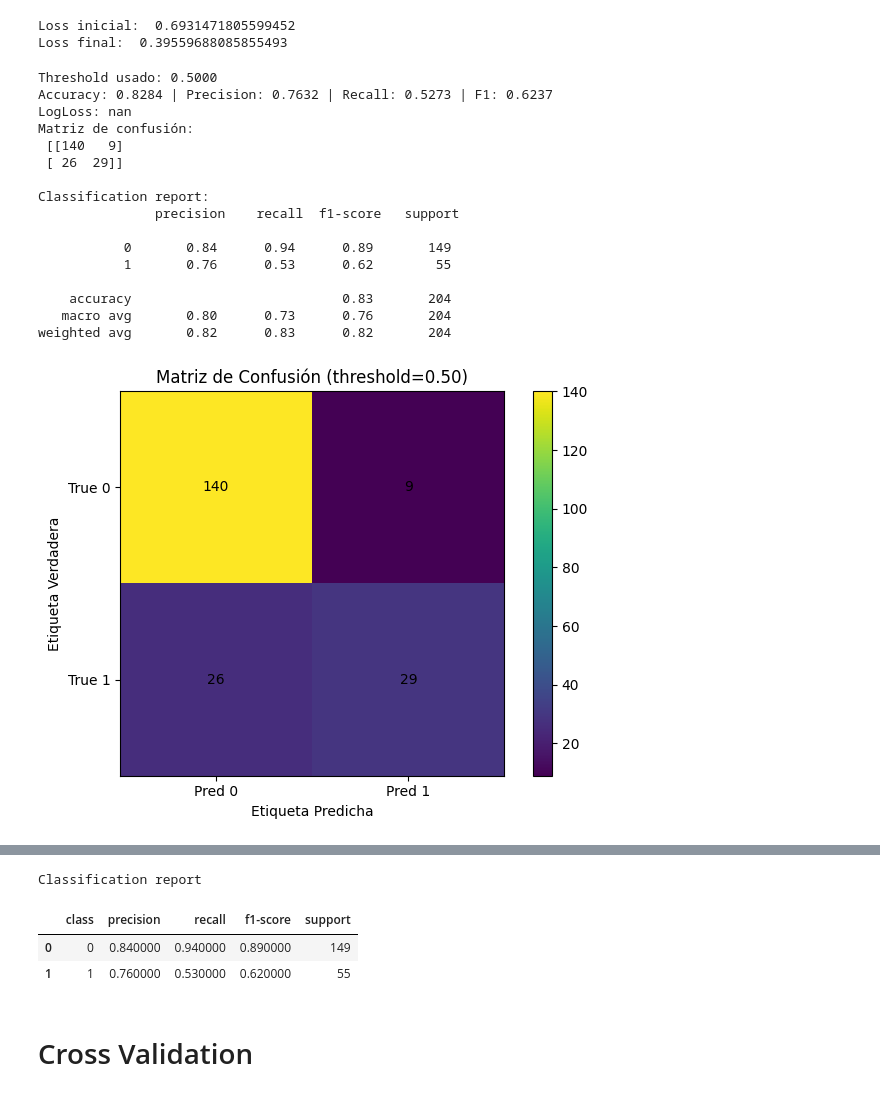
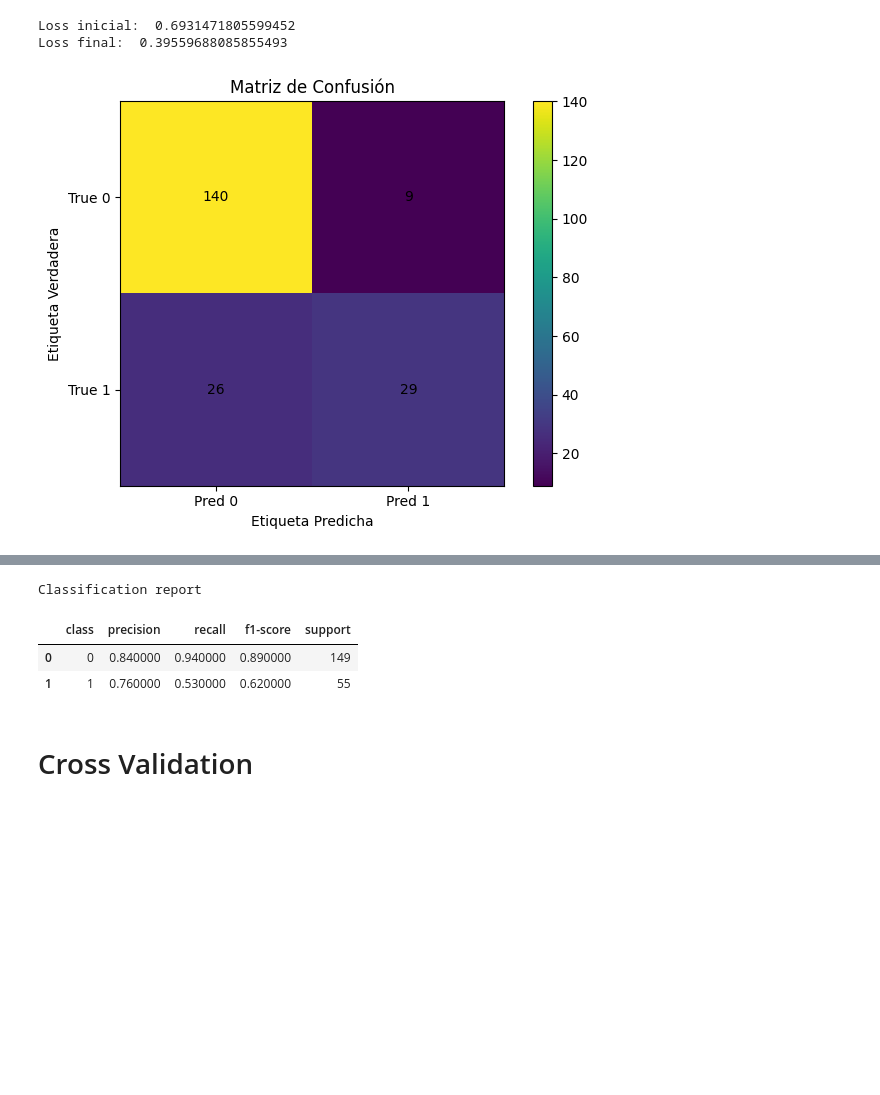
Before and after one commit to JorgeL2005/Project1_ML, a Jupyter notebook: notebooks/logistic_regression.ipynb, the cells around one changed output, grey strips where cells are left out. Saved outputs shown, nothing was run; the diff lists cells and outputs as text; code cells hidden in the pictures; blank space fills up the shorter version.

```diff
--- a/notebooks/logistic_regression.ipynb
+++ b/notebooks/logistic_regression.ipynb
@@ -321,7 +321,7 @@ def _plot_confusion_matrix(cm, title="Matriz de Confusión", class_names=("0","1
     plt.tight_layout()
     plt.show()
 
-def _plot_confusion_matrix_normalized(cm, title="Matriz de Confusión (normalizada por fila)", class_names=("0","1")):
+def _plot_confusion_matrix_normalized(cm, title="Matriz de Confusión", class_names=("0","1")):
     cm = cm.astype(float)
     row_sums = cm.sum(axis=1, keepdims=True)
     cm_norm = np.divide(cm, row_sums, out=np.zeros_like(cm), where=row_sums!=0)
@@ -359,7 +359,7 @@ def _plot_main_bars(accuracy, precision, recall, f1, title="Métricas Principale
 def plot_report_from_results(results, class_names=("0","1")):
     """results: dict devuelto por tu report_metrics(...)"""
     cm = results["confusion_matrix"]
-    _plot_confusion_matrix(cm, title=f"Matriz de Confusión (threshold={results['threshold']:.2f})",
+    _plot_confusion_matrix(cm, title="Matriz de Confusión",
                            class_names=class_names)
     _plot_confusion_matrix_normalized(cm, class_names=class_names)
     _plot_main_bars(results["accuracy"], results["precision"], results["recall"], results["f1"])
@@ -379,7 +379,7 @@ def plot_report_from_results(results, class_names=("0","1")):
 def plot_report_from_raw(threshold, accuracy, precision, recall, f1, conf_mat,
                          cls_table=None, class_names=("0","1")):
     """Usa valores sueltos (como tu captura)"""
-    _plot_confusion_matrix(conf_mat, title=f"Matriz de Confusión (threshold={threshold:.2f})",
+    _plot_confusion_matrix(conf_mat, title="Matriz de Confusión",
                            class_names=class_names)
     _plot_confusion_matrix_normalized(conf_mat, class_names=class_names)
     _plot_main_bars(accuracy, precision, recall, f1)
@@ -388,39 +388,22 @@ def plot_report_from_raw(threshold, accuracy, precision, recall, f1, conf_mat,
         display(cls_table.style.set_caption("Classification report"))
 # %%
 # sin smote
-m=report_metrics(X, y, w2, b2, threshold = 0.5, pick_threshold=None, average = "binary", print_report=True)
 threshold = 0.5
 accuracy  = 0.8284
 precision = 0.7632
 recall    = 0.5273
 f1        = 0.6237
 conf_mat = np.array([[140, 9],
                      [26, 29]], dtype=int)
 
 cls_table = pd.DataFrame({
     "class": ["0", "1"],
     "precision": [0.84, 0.76],
     "recall":    [0.94, 0.53],
     "f1-score":  [0.89, 0.62],
     "support":   [149, 55],
 })
 
 plot_report_from_raw(threshold, accuracy, precision, recall, f1, conf_mat, cls_table)
 # %% [output]
-Threshold usado: 0.5000
-Accuracy: 0.8284 | Precision: 0.7632 | Recall: 0.5273 | F1: 0.6237
-LogLoss: nan
-Matriz de confusión:
- [[140   9]
- [ 26  29]]
-
-Classification report:
-               precision    recall  f1-score   support
-
-           0       0.84      0.94      0.89       149
-           1       0.76      0.53      0.62        55
-
-    accuracy                           0.83       204
-   macro avg       0.80      0.73      0.76       204
-weighted avg       0.82      0.83      0.82       204
-[figure, old version]
+[figure, new version]
@@ -428,5 +411,5 @@ weighted avg       0.82      0.83      0.82       204
 [figure]
-Classification report
+Classification report
 |  | class | precision | recall | f1-score | support |
 | 0 | 0 | 0.840000 | 0.940000 | 0.890000 | 149 |
 | 1 | 1 | 0.760000 | 0.530000 | 0.620000 | 55 |
```
Also changed, not shown: parts of 2 cells of this notebook.
